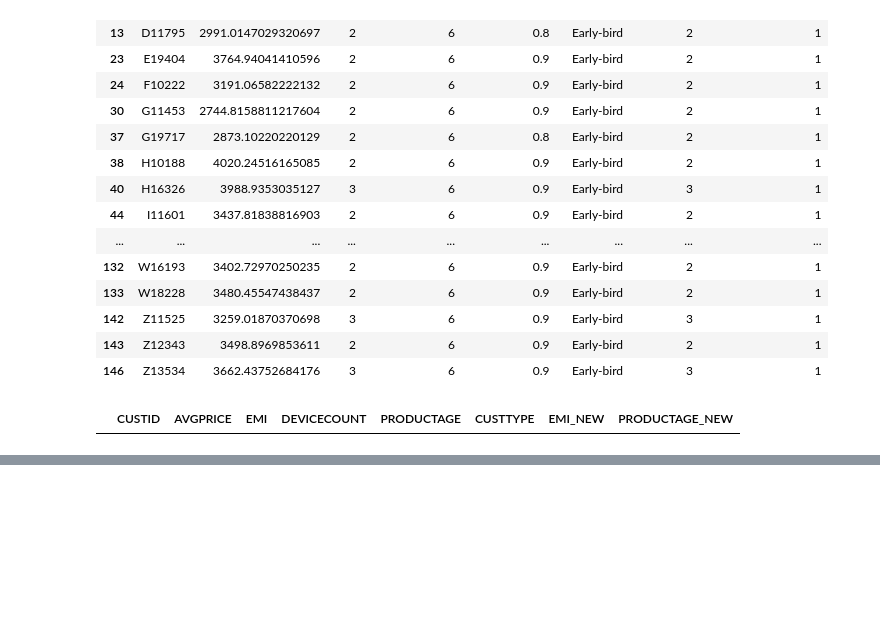
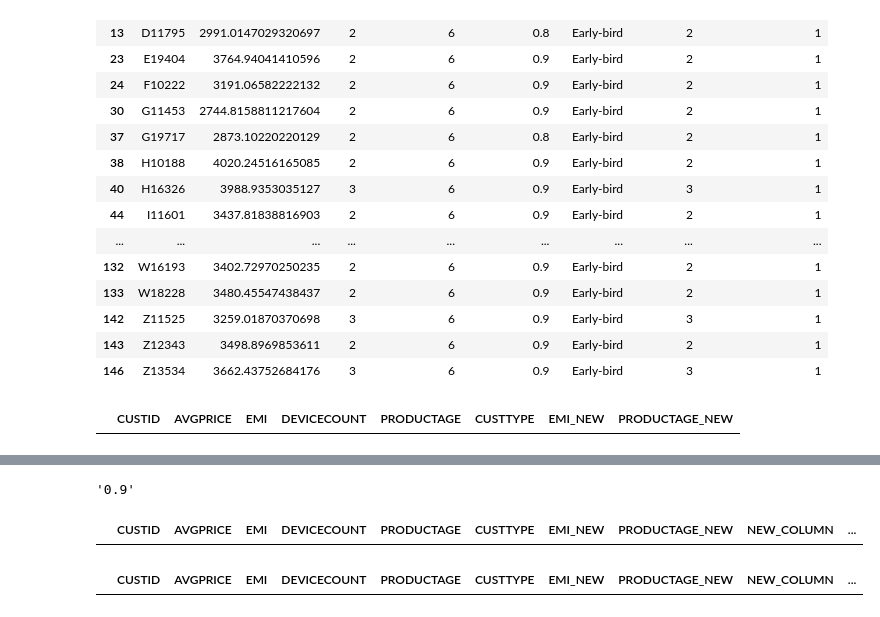
Before and after one commit to jaspresso/WordCloud, a Jupyter notebook: 01_데이터야_놀자.ipynb, the cells around one changed output, grey strips where cells are left out. Saved outputs shown, nothing was run; the diff lists cells and outputs as text; code cells hidden in the pictures; blank space fills up the shorter version.

```diff
--- a/01_데이터야_놀자.ipynb
+++ b/01_데이터야_놀자.ipynb
@@ -554,0 +590,3 @@ customerData.loc[ (customerData.PRODUCTAGE.astype(float) >= 1) &
+# %%
+# 함수를 적용한 변수
+customerData["PRODUCTAGE_NEW"] = customerData.PRODUCTAGE.apply(productAgeCal)
@@ -554,0 +615,15 @@ customerData.loc[ (customerData.PRODUCTAGE.astype(float) >= 1) &
+# %%
+# loc 활용 데이터 조작하기
+### LOC 활용 데이터 조작 [특정 데이터만 선택 후 조작 시 ]
+customerData.loc[ customerData.PRODUCTAGE.astype(float) < 1, "PRODUCTAGE_NEW" ] = 1
+customerData.loc[ (customerData.PRODUCTAGE.astype(float) >= 1) &
+                  (customerData.PRODUCTAGE.astype(float) < 2), "PRODUCTAGE_NEW" ] = 2
+customerData.loc[ customerData.PRODUCTAGE.astype(float) >= 2, "PRODUCTAGE_NEW" ] = 3
+# %%
+targetColums = ["PRODUCTAGE" ]
+# 조건에 맞는 데이터 조회
+customerData.loc[ customerData.PRODUCTAGE.astype(float) < 1, targetColums ]
+# 조건에 맞는 특정 값 가져오기
+customerData.loc[ customerData.PRODUCTAGE.astype(float) < 1, targetColums ].values[0][0]
+# %% [output]
+'0.9'
@@ -554,0 +632,25 @@ customerData.loc[ (customerData.PRODUCTAGE.astype(float) >= 1) &
+# %%
+### 컬럼간 데이터 연산 (조작)
+customerData["NEW_COLUMN"] = customerData.CUSTID.str[1:] + "_" + customerData.EMI
+### 컬럼 생성 및 중복값 저장
+customerData["NEW_COLUMN2"] = 111
+customerData = customerData.drop(columns= ["NEW_COLUMN2"] )
+# %%
+### 검증
+# AVGPRICE < 3000 - low  3000 미만은 전부 low로 변경했다
+                   # 3000 미만에서 low 여야 한다
+                   # 3000 이상에서는 low 가 존재하면 안된다
+# AVGPRICE 3000>=  400 <= mid
+# 4000>=  high
+customerData["CUST_SEG"] = np.where(customerData.AVGPRICE.astype(float) < 3000, "low",
+         np.where(customerData.AVGPRICE.astype(float) < 4000, "mid", "high"))
+# %%
+customerData.loc[ (customerData.AVGPRICE.astype(float) < 3000) &
+                  (customerData.CUST_SEG != "low") ]
+# %% [output]
+|  | CUSTID | AVGPRICE | EMI | DEVICECOUNT | PRODUCTAGE | CUSTTYPE | EMI_NEW | PRODUCTAGE_NEW | NEW_COLUMN | ... |
+# %%
+customerData.loc[ (customerData.AVGPRICE.astype(float) >= 3000) &
+                  (customerData.CUST_SEG == "low") ]
+# %% [output]
+|  | CUSTID | AVGPRICE | EMI | DEVICECOUNT | PRODUCTAGE | CUSTTYPE | EMI_NEW | PRODUCTAGE_NEW | NEW_COLUMN | ... |
```
Also changed, not shown: parts of 5 cells of this notebook.
